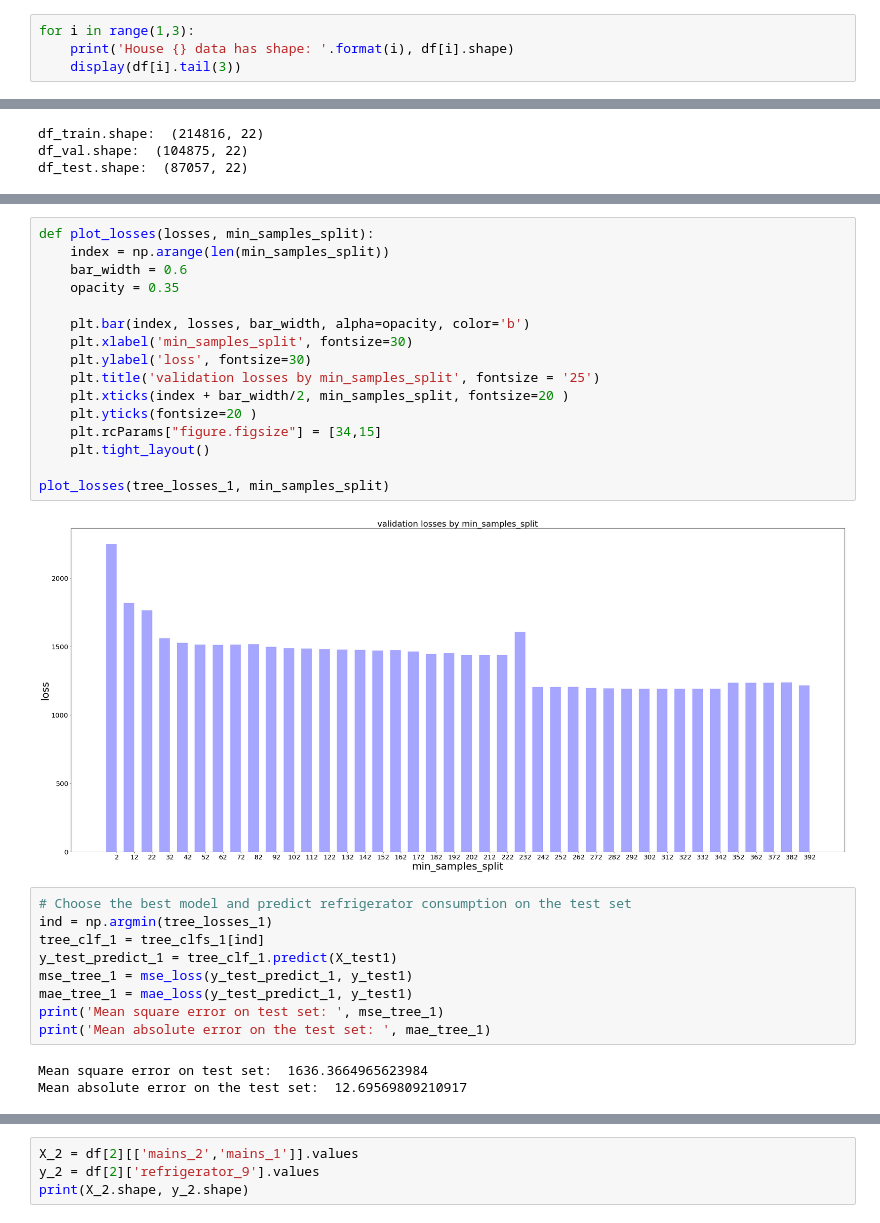
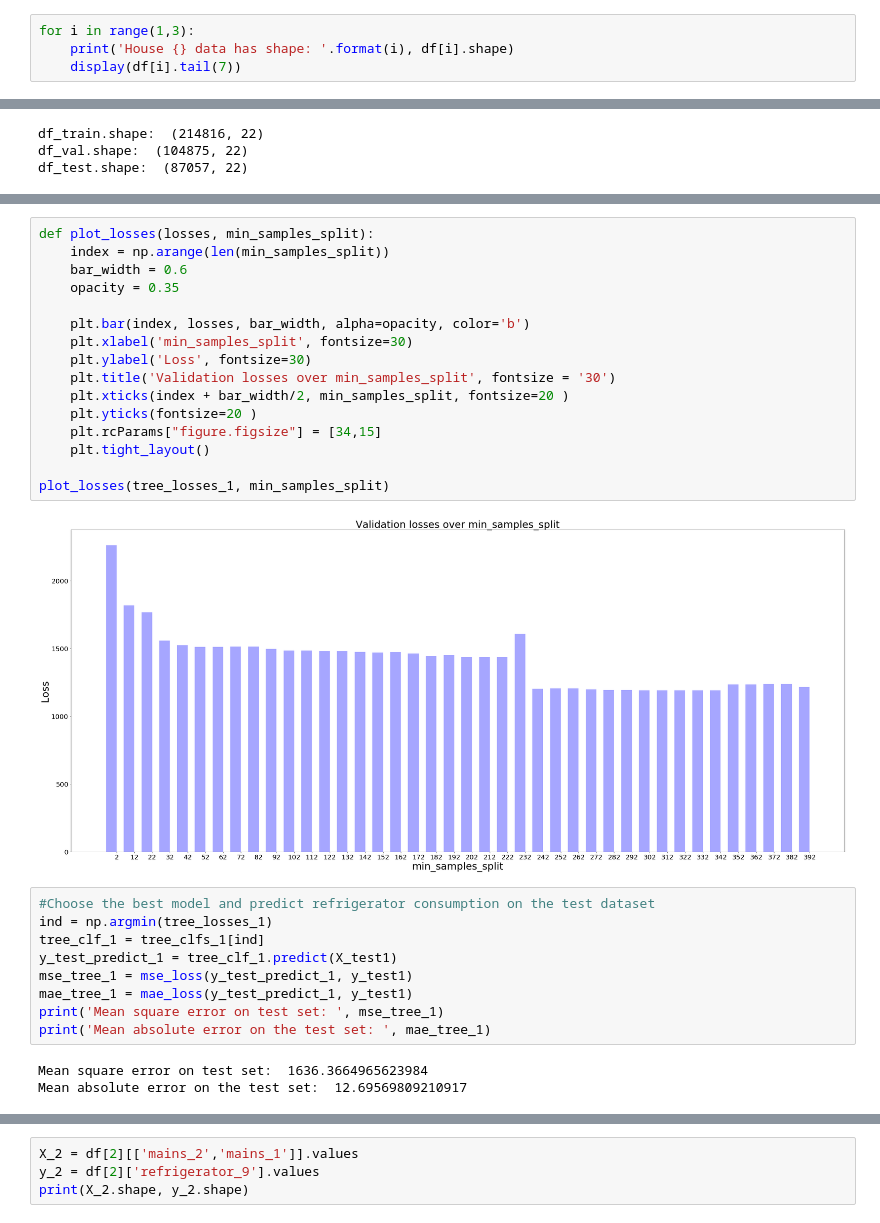
Before and after one commit to alirezasamar/DeepNILM, a Jupyter notebook: DeepNILM - Deep Energy Disaggregation.ipynb, the cells around one changed output, grey strips where cells are left out. Cells and saved outputs as stored; diff of their text form.

```diff
--- a/DeepNILM - Deep Energy Disaggregation.ipynb
+++ b/DeepNILM - Deep Energy Disaggregation.ipynb
@@ -64,7 +64,7 @@ for i in range(1,3):
 # %%
 for i in range(1,3):
     print('House {} data has shape: '.format(i), df[i].shape)
-    display(df[i].tail(3))
+    display(df[i].tail(7))
 # %% [output]
 House 1 data has shape:  (406748, 22)
 |  | unix_time | mains_1 | mains_2 | oven_3 | oven_4 | refrigerator_5 | dishwaser_6 | kitchen_outlets_7 | ... |
@@ -191,23 +201,23 @@ Trainning time:  27.997353076934814
 # %%
 def plot_losses(losses, min_samples_split):
     index = np.arange(len(min_samples_split))
     bar_width = 0.6
     opacity = 0.35
 
     plt.bar(index, losses, bar_width, alpha=opacity, color='b')
     plt.xlabel('min_samples_split', fontsize=30)
-    plt.ylabel('loss', fontsize=30)
-    plt.title('validation losses by min_samples_split', fontsize = '25')
+    plt.ylabel('Loss', fontsize=30)
+    plt.title('Validation losses over min_samples_split', fontsize = '30')
     plt.xticks(index + bar_width/2, min_samples_split, fontsize=20 )
     plt.yticks(fontsize=20 )
     plt.rcParams["figure.figsize"] = [34,15]
     plt.tight_layout()
 
 plot_losses(tree_losses_1, min_samples_split)
 # %% [output]
-[figure, old version]
+[figure, new version]
 # %%
-# Choose the best model and predict refrigerator consumption on the test set
+#Choose the best model and predict refrigerator consumption on the test dataset
 ind = np.argmin(tree_losses_1)
 tree_clf_1 = tree_clfs_1[ind]
 y_test_predict_1 = tree_clf_1.predict(X_test1)
```
Also changed, not shown: parts of 11 cells of this notebook.
